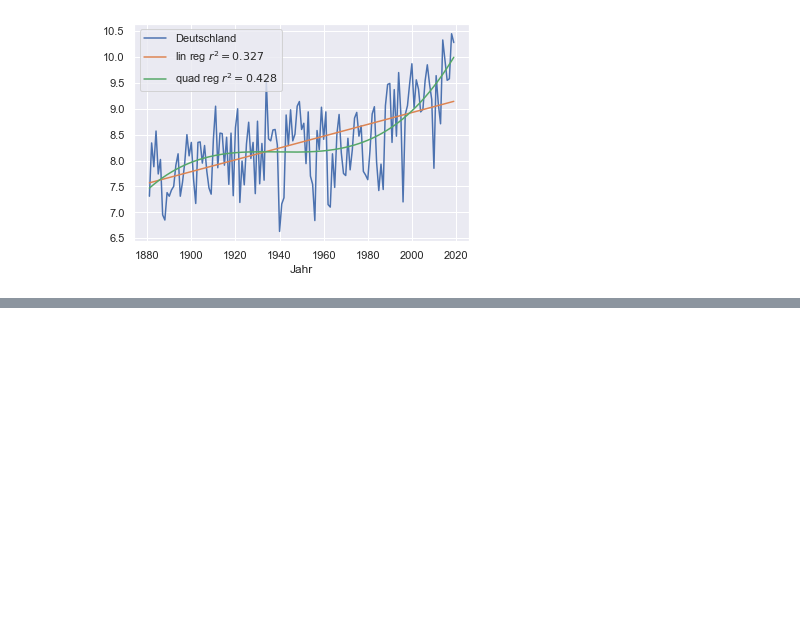
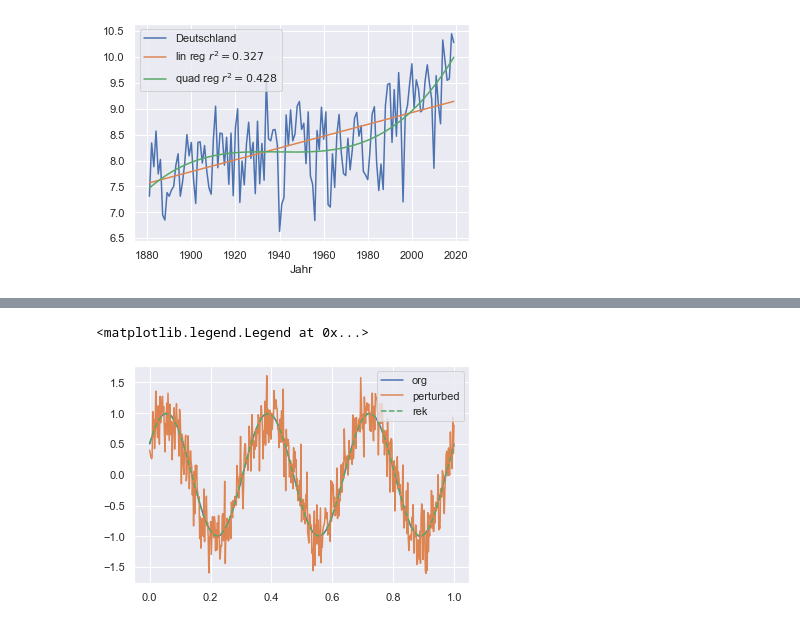
Before and after one commit to zolabar/trendPy, a Jupyter notebook: example.ipynb, the cells around one changed output, grey strips where cells are left out. Cells and saved outputs as stored; diff of their text form; code cells hidden in the pictures; blank space fills up the shorter version.

```diff
--- a/example.ipynb
+++ b/example.ipynb
@@ -151,0 +172,11 @@ plt.legend()
+# %%
+
+sine = tpm.Trend(t, x_test, 'sineReg')
+
+plt.plot(t, x_org, label='org')
+plt.plot(t, x_test, label='perturbed')
+plt.plot(t, sine.pred(t), linestyle='--', label='rek')
+plt.legend()
+# %% [output]
+<matplotlib.legend.Legend at 0x...>
+[figure, added]
```
Also changed, not shown: parts of 3 cells of this notebook.
